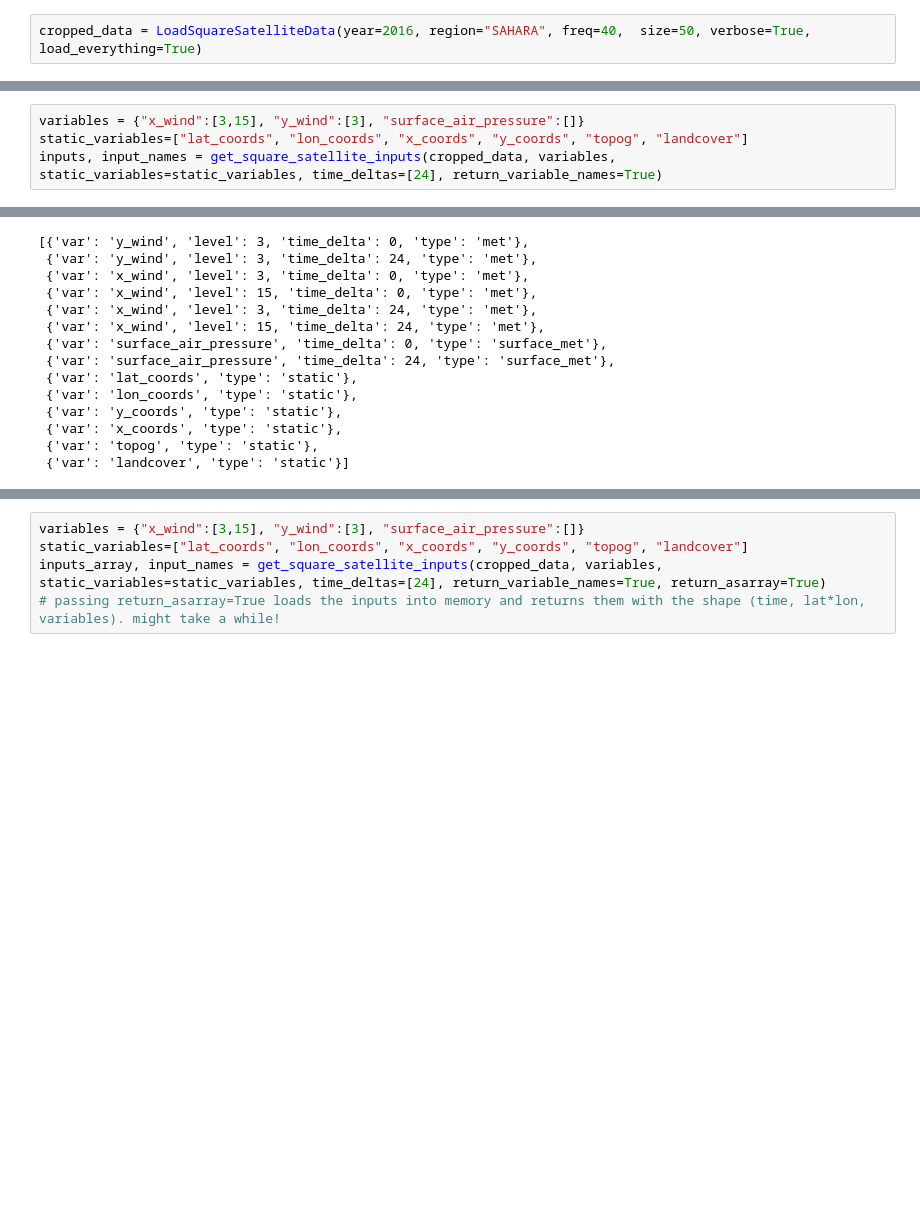
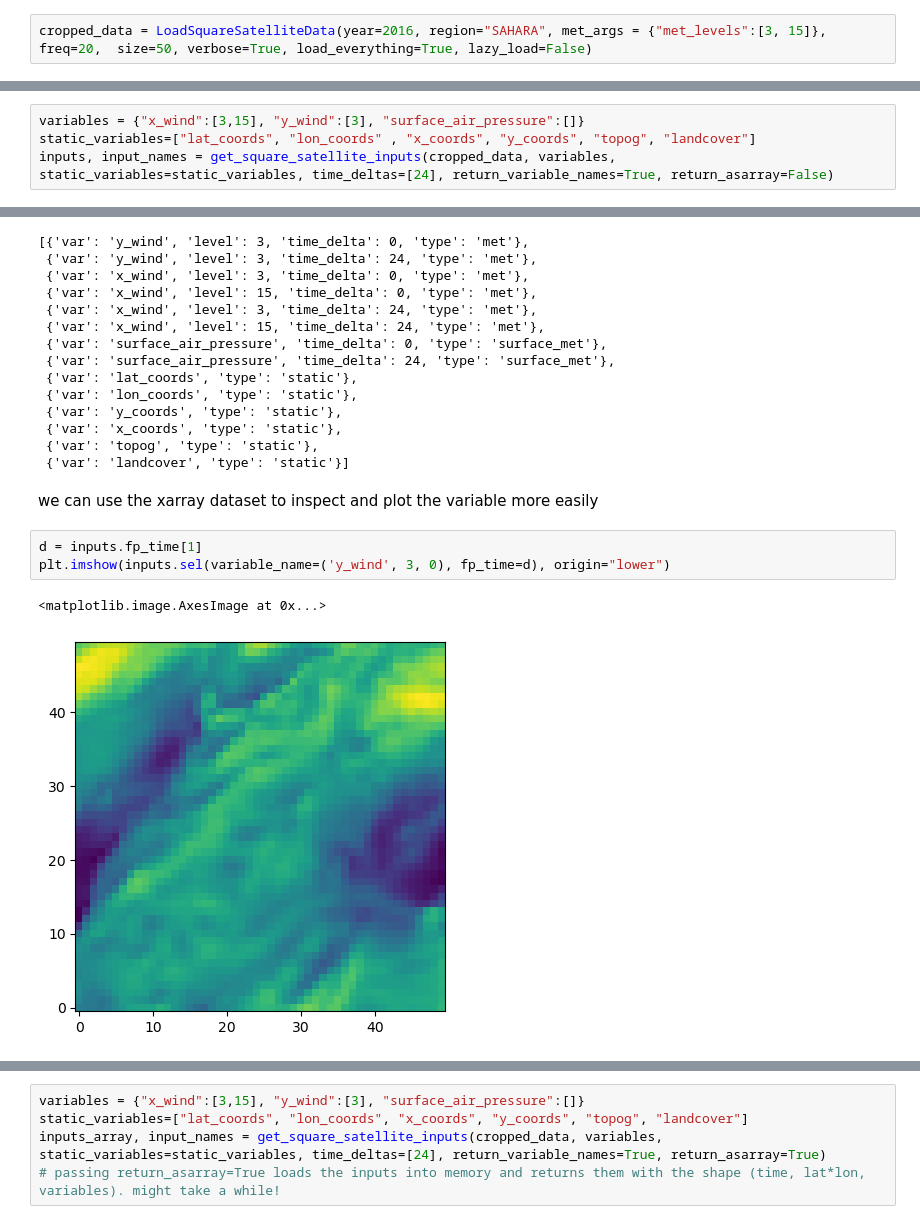
Before and after one commit to GATES-Lab/GATES_LPDM_emulator, a Jupyter notebook: examples.ipynb, the cells around one changed output, grey strips where cells are left out. Saved outputs shown, nothing was run; the diff lists cells and outputs as text; blank space fills up the shorter version.

```diff
--- a/examples.ipynb
+++ b/examples.ipynb
@@ -129,5 +138,5 @@ the square class cuts the data to a square of size size x size around the measur
 # %%
-cropped_data = LoadSquareSatelliteData(year=2016, region="SAHARA", freq=40,  size=50, verbose=True, load_everything=True)
+cropped_data = LoadSquareSatelliteData(year=2016, region="SAHARA", met_args = {"met_levels":[3, 15]}, freq=20,  size=50, verbose=True, load_everything=True, lazy_load=False)
 # %% [output]
 ---- LOADING FOOTPRINTS
 Loading footprint data from /group/chemistry/acrg/LPDM/fp_NAME_pre20210701/NORTHAFRICA/*SAHARA*NORTHAFRICA_2016*.nc
@@ -177,7 +208,7 @@ The variables to extract should be passed as follows:
 # %%
 variables = {"x_wind":[3,15], "y_wind":[3], "surface_air_pressure":[]}
-static_variables=["lat_coords", "lon_coords", "x_coords", "y_coords", "topog", "landcover"]
-inputs, input_names = get_square_satellite_inputs(cropped_data, variables, static_variables=static_variables, time_deltas=[24], return_variable_names=True)
+static_variables=["lat_coords", "lon_coords" , "x_coords", "y_coords", "topog", "landcover"]
+inputs, input_names = get_square_satellite_inputs(cropped_data, variables, static_variables=static_variables, time_deltas=[24], return_variable_names=True, return_asarray=False)
 # %% [output]
 ---Preparing met
 extracting met at t-H for H in: [0, 24]
@@ -245,3 +267,11 @@ input_names # input_names is a dict with the same vaues as inputs.variable_name,
  {'var': 'x_coords', 'type': 'static'},
  {'var': 'topog', 'type': 'static'},
  {'var': 'landcover', 'type': 'static'}]
+# %% [markdown]
+we can use the xarray dataset to inspect and plot the variable more easily
+# %%
+d = inputs.fp_time[1]
+plt.imshow(inputs.sel(variable_name=('y_wind', 3, 0), fp_time=d), origin="lower")
+# %% [output]
+<matplotlib.image.AxesImage at 0x...>
+[figure, added]
```
Also changed, not shown: parts of 6 cells of this notebook.
